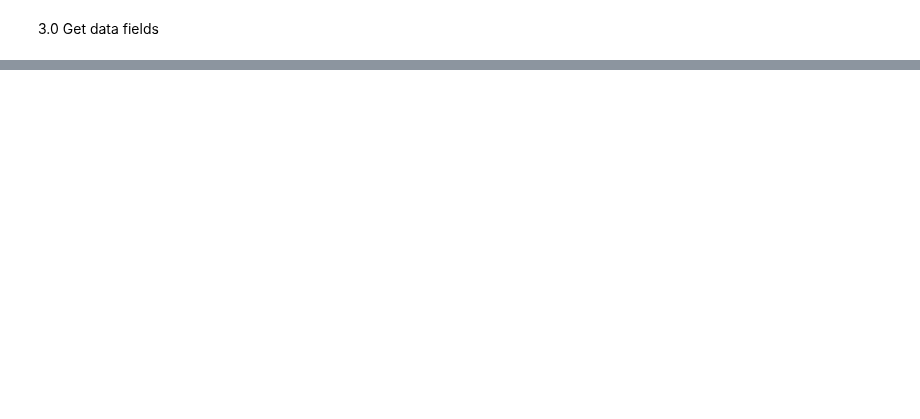
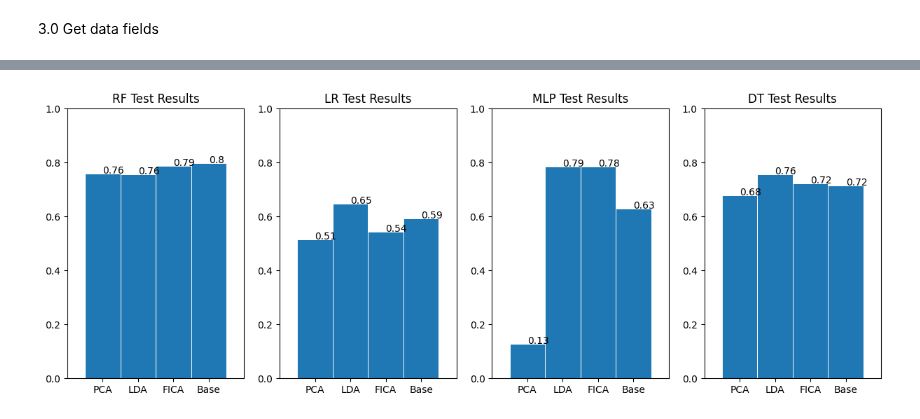
Before and after one commit to JoshPhang/CreditCardFraudDetection, a Jupyter notebook: FraudDetection.ipynb, the cells around one changed output, grey strips where cells are left out. Saved outputs shown, nothing was run; the diff lists cells and outputs as text; code cells hidden in the pictures; blank space fills up the shorter version.

```diff
--- a/FraudDetection.ipynb
+++ b/FraudDetection.ipynb
@@ -152,3 +152,5 @@ def modelAnalyzer(X_train, X_test, y_train, y_test):
         results[model_dict[i]] = f1_test
 
     return results
+# %%
+base_score = modelAnalyzer(X_train, X_test, y_train, y_test)
@@ -389,0 +439,9 @@ plt.show()
+# %%
+# LDA
+from sklearn.discriminant_analysis import LinearDiscriminantAnalysis
+
+lda = LinearDiscriminantAnalysis()
+X_lda = lda.fit_transform(X, y)
+X_train_lda, X_test_lda, y_train_lda, y_test_lda = train_test_split(X_lda, y, test_size = 0.2, random_state = 24)
+
+lda_results = modelAnalyzer(X_train_lda, X_test_lda, y_train_lda, y_test_lda)
@@ -389,0 +464,9 @@ plt.show()
+# %%
+# FICA
+from sklearn.decomposition import FastICA
+
+fica = FastICA(n_components=10)
+X_fica = fica.fit_transform(X)
+X_train_fica, X_test_fica, y_train_fica, y_test_fica = train_test_split(X_fica, y, test_size = 0.2, random_state = 24)
+
+fica_results = modelAnalyzer(X_train_fica, X_test_fica, y_train_fica, y_test_fica)
@@ -389,0 +491,70 @@ plt.show()
+# %%
+import matplotlib.pyplot as plt
+
+# Random Forest
+x = ['PCA', 'LDA', 'FICA', 'Base']
+y = [pca_results['RandomForestClassifier'], lda_results['RandomForestClassifier'], fica_results['RandomForestClassifier'], base_score['RandomForestClassifier']]
+
+fig, (ax1, ax2, ax3, ax4) = plt.subplots(1,4)
+plt.subplot(1, 4, 1)
+
+ax1.bar(x, y, width=1, edgecolor="white", linewidth=0.7)
+
+ax1.set(xlim=(-1, 4),
+       ylim=(0, 1),
+       title="RF Test Results")
+
+for i in range(len(x)):
+        plt.text(i,y[i],y[i].round(2))
+
+
+# Logistic Regression
+y = [pca_results['LogisticRegression'], lda_results['LogisticRegression'], fica_results['LogisticRegression'], base_score['LogisticRegression']]
+
+plt.subplot(1,4,2)
+
+ax2.bar(x, y, width=1, edgecolor="white", linewidth=0.7)
+
+ax2.set(xlim=(-1, 4),
+       ylim=(0, 1),
+       title="LR Test Results")
+
+for i in range(len(x)):
+        plt.text(i,y[i],y[i].round(2))
+
+
+# MLP
+y = [pca_results['MLPClassifier'], lda_results['MLPClassifier'], fica_results['MLPClassifier'], base_score['MLPClassifier']]
+
+plt.subplot(1,4,3)
+
+ax3.bar(x, y, width=1, edgecolor="white", linewidth=0.7)
+
+ax3.set(xlim=(-1, 4),
+       ylim=(0, 1),
+       title="MLP Test Results")
+
+for i in range(len(x)):
+        plt.text(i,y[i],y[i].round(2))
+
+
+# Decision Tree
+y = [pca_results['DecisionTreeClassifier'], lda_results['DecisionTreeClassifier'], fica_results['DecisionTreeClassifier'], base_score['DecisionTreeClassifier']]
+
+plt.subplot(1,4,4)
+
+ax4.bar(x, y, width=1, edgecolor="white", linewidth=0.7)
+
+ax4.set(xlim=(-1, 4),
+       ylim=(0, 1),
+       title="DT Test Results")
+
+for i in range(len(x)):
+        plt.text(i,y[i],y[i].round(2))
+
+fig.set_figheight(5)
+fig.set_figwidth(15)
+
+plt.show()
+# %% [output]
+[figure, added]
```
Also changed, not shown: parts of 22 cells of this notebook.
